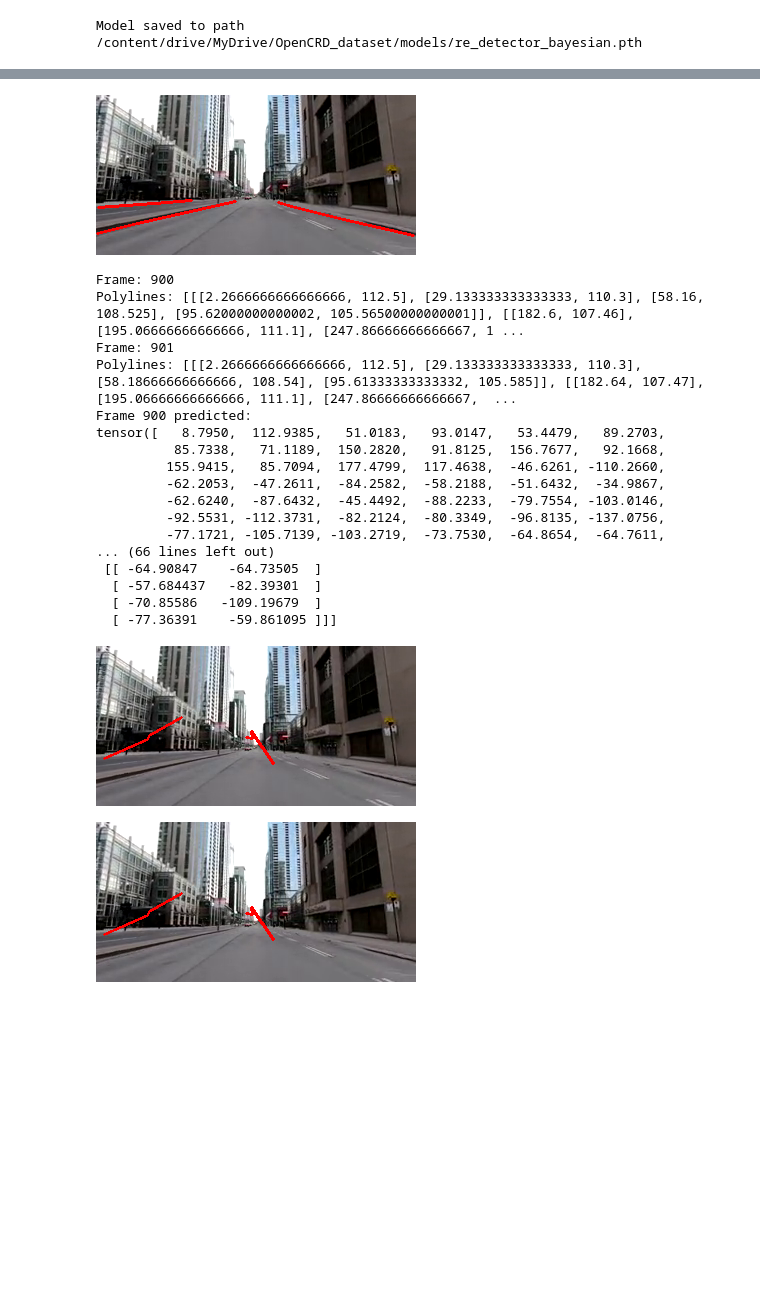
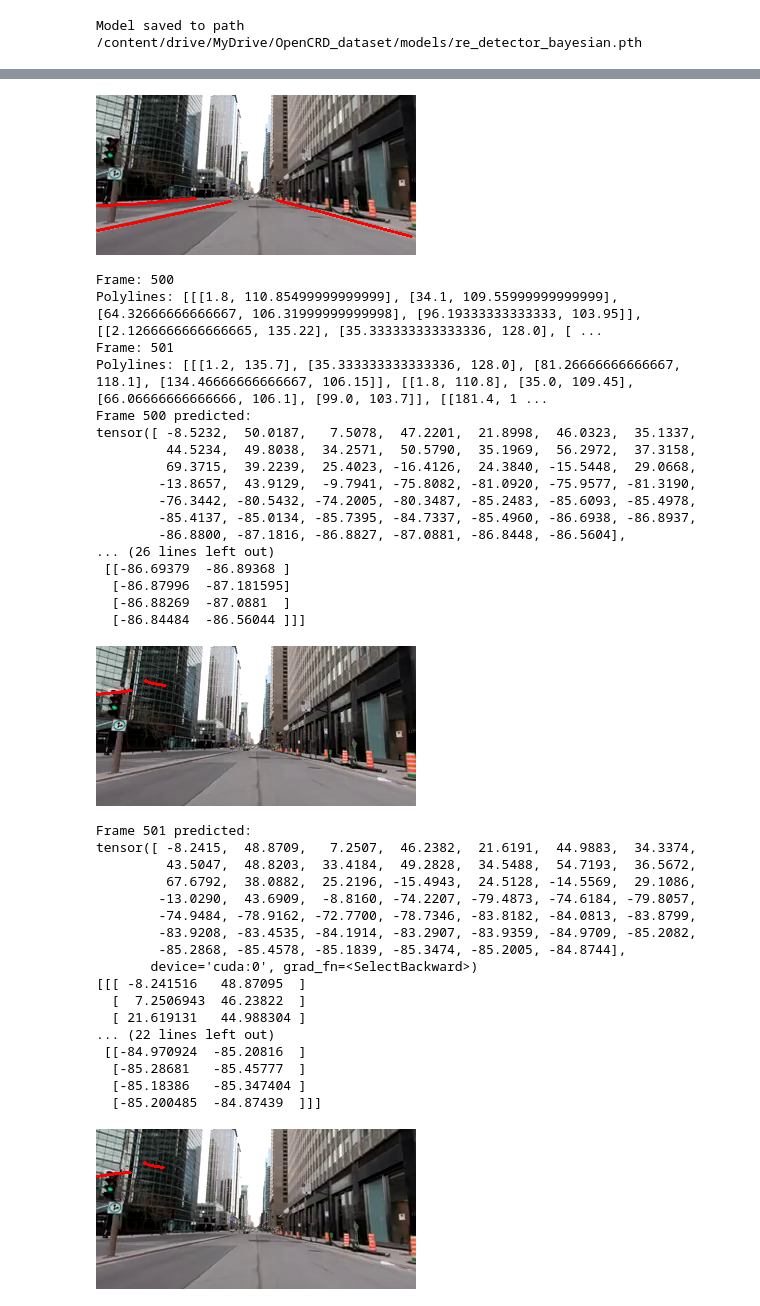
Before and after one commit to pAplakidis/OpenCRD, a Jupyter notebook: notebooks/train_test_re_colab.ipynb, the cells around one changed output, grey strips where cells are left out. Saved outputs shown, nothing was run; the diff lists cells and outputs as text; code cells hidden in the pictures; blank space fills up the shorter version.

Commit message:
better model

```diff
--- a/notebooks/train_test_re_colab.ipynb
+++ b/notebooks/train_test_re_colab.ipynb
@@ -553,6 +553,13 @@ class ResREDetector(nn.Module):
     for s in size:
       num_features *= s
     return num_features
+# %%
+# CUSTOM LOSSES
+
+# negative log likelihood loss
+def neg_log_likelihood(output, target, sigma=1.0):
+  dist = torch.distributions.normal.Normal(output, sigma)
+  return torch.sum(-dist.log_prob(target))
 # %%
 # TRAINING PROCESS
 
@@ -599,6 +606,7 @@ def train(frames, annotations, model):
         flat_annot = serialize_polylines(annotations[j], model.n_coords, model.n_points, model.max_n_lines)
         Y_train.append([flat_annot])
       """
+
       X = torch.tensor(np.array(X_train)).float().to(device)
       Y = torch.tensor(np.array(Y_train)).float().to(device)
 
@@ -608,9 +616,12 @@ def train(frames, annotations, model):
       out = model(X)
       #accuracy = (out == Y).float().mean()  # TODO: this might be wrong
       #loss = loss_function(out, Y.long())
-      fit_loss = loss_function(out, Y)
-      complexity_loss = model.nn_kl_divergence()
-      loss = fit_loss + complexity_loss
+
+      #fit_loss = loss_function(out, Y)
+      #complexity_loss = model.nn_kl_divergence()
+      #loss = fit_loss + complexity_loss
+
+      loss = neg_log_likelihood(out, Y)
       loss = loss.mean()
       loss.backward()
       optim.step()
@@ -629,7 +640,7 @@ def train(frames, annotations, model):
 
   # plot losses and accuracies
   #plt.ylim(-1.0, 1.0)
-  plt.ylim(-1e+7, 1e+7)
+  plt.ylim(-1e+8, 1e+8)
   plot(losses)
   #plot(accuracies)
   #print(out)
@@ -743,7 +754,7 @@ eval_path = "/content/drive/MyDrive/OpenCRD_dataset/city_1.mp4"
 annot_path = eval_path[:-4] + "_annotations.xml"
 
 frames, annotations = get_data(eval_path, annot_path)
-idx = 900
+idx = 500
 
 n_coords, n_points, max_n_lines = model.n_coords, model.n_points, model.max_n_lines
 frame1 = cv2.resize(cv2.cvtColor(frames[idx], cv2.COLOR_BGR2RGB), (W,H))
@@ -775,10 +786,10 @@ print("Frame", idx, "predicted:")
 print(Y_pred[0])
 polylines1 = deserialize_polylines(Y_pred[0].cpu().detach().numpy(), model.n_coords, model.n_points, model.max_n_lines)
 print(polylines1)
+cv2_imshow(draw_polylines(eval_frame1, polylines1))
 print("Frame", idx+1, "predicted:")
 print(Y_pred[1])
 polylines2 = deserialize_polylines(Y_pred[1].cpu().detach().numpy(), model.n_coords, model.n_points, model.max_n_lines)
 print(polylines2)
-cv2_imshow(draw_polylines(eval_frame1, polylines1))
 cv2_imshow(draw_polylines(eval_frame2, polylines2))
 # %% [output]
@@ -789,20 +800,37 @@ cv2_imshow(draw_polylines(eval_frame2, polylines2))
-[figure, old version]
+[figure, new version]
-Frame: 900
-Polylines: [[[2.2666666666666666, 112.5], [29.133333333333333, 110.3], [58.16, 108.525], [95.62000000000002, 105.56500000000001]], [[182.6, 107.46], [195.06666666666666, 111.1], [247.86666666666667, 1 ...
-Frame: 901
-Polylines: [[[2.2666666666666666, 112.5], [29.133333333333333, 110.3], [58.18666666666666, 108.54], [95.61333333333332, 105.585]], [[182.64, 107.47], [195.06666666666666, 111.1], [247.86666666666667,  ...
-Frame 900 predicted:
-tensor([   8.7950,  112.9385,   51.0183,   93.0147,   53.4479,   89.2703,
-          85.7338,   71.1189,  150.2820,   91.8125,  156.7677,   92.1668,
-         155.9415,   85.7094,  177.4799,  117.4638,  -46.6261, -110.2660,
-         -62.2053,  -47.2611,  -84.2582,  -58.2188,  -51.6432,  -34.9867,
-         -62.6240,  -87.6432,  -45.4492,  -88.2233,  -79.7554, -103.0146,
-         -92.5531, -112.3731,  -82.2124,  -80.3349,  -96.8135, -137.0756,
-         -77.1721, -105.7139, -103.2719,  -73.7530,  -64.8654,  -64.7611,
-... (66 lines left out)
- [[ -64.90847    -64.73505  ]
-  [ -57.684437   -82.39301  ]
-  [ -70.85586   -109.19679  ]
-  [ -77.36391    -59.861095 ]]]
+Frame: 500
+Polylines: [[[1.8, 110.85499999999999], [34.1, 109.55999999999999], [64.32666666666667, 106.31999999999998], [96.19333333333333, 103.95]], [[2.1266666666666665, 135.22], [35.333333333333336, 128.0], [ ...
+Frame: 501
+Polylines: [[[1.2, 135.7], [35.333333333333336, 128.0], [81.26666666666667, 118.1], [134.46666666666667, 106.15]], [[1.8, 110.8], [35.0, 109.45], [66.06666666666666, 106.1], [99.0, 103.7]], [[181.4, 1 ...
+Frame 500 predicted:
+tensor([ -8.5232,  50.0187,   7.5078,  47.2201,  21.8998,  46.0323,  35.1337,
+         44.5234,  49.8038,  34.2571,  50.5790,  35.1969,  56.2972,  37.3158,
+         69.3715,  39.2239,  25.4023, -16.4126,  24.3840, -15.5448,  29.0668,
+        -13.8657,  43.9129,  -9.7941, -75.8082, -81.0920, -75.9577, -81.3190,
+        -76.3442, -80.5432, -74.2005, -80.3487, -85.2483, -85.6093, -85.4978,
+        -85.4137, -85.0134, -85.7395, -84.7337, -85.4960, -86.6938, -86.8937,
+        -86.8800, -87.1816, -86.8827, -87.0881, -86.8448, -86.5604],
+... (26 lines left out)
+ [[-86.69379  -86.89368 ]
+  [-86.87996  -87.181595]
+  [-86.88269  -87.0881  ]
+  [-86.84484  -86.56044 ]]]
-[figure, old version]
+[figure, new version]
+Frame 501 predicted:
+tensor([ -8.2415,  48.8709,   7.2507,  46.2382,  21.6191,  44.9883,  34.3374,
+         43.5047,  48.8203,  33.4184,  49.2828,  34.5488,  54.7193,  36.5672,
+         67.6792,  38.0882,  25.2196, -15.4943,  24.5128, -14.5569,  29.1086,
+        -13.0290,  43.6909,  -8.8160, -74.2207, -79.4873, -74.6184, -79.8057,
+        -74.9484, -78.9162, -72.7700, -78.7346, -83.8182, -84.0813, -83.8799,
+        -83.9208, -83.4535, -84.1914, -83.2907, -83.9359, -84.9709, -85.2082,
+        -85.2868, -85.4578, -85.1839, -85.3474, -85.2005, -84.8744],
+       device='cuda:0', grad_fn=<SelectBackward>)
+[[[ -8.241516   48.87095  ]
+  [  7.2506943  46.23822  ]
+  [ 21.619131   44.988304 ]
+... (22 lines left out)
+ [[-84.970924  -85.20816  ]
+  [-85.28681   -85.45777  ]
+  [-85.18386   -85.347404 ]
+  [-85.200485  -84.87439  ]]]
-[figure, old version]
+[figure, new version]
```
Also changed, not shown: parts of 3 cells of this notebook, 2 other files.
